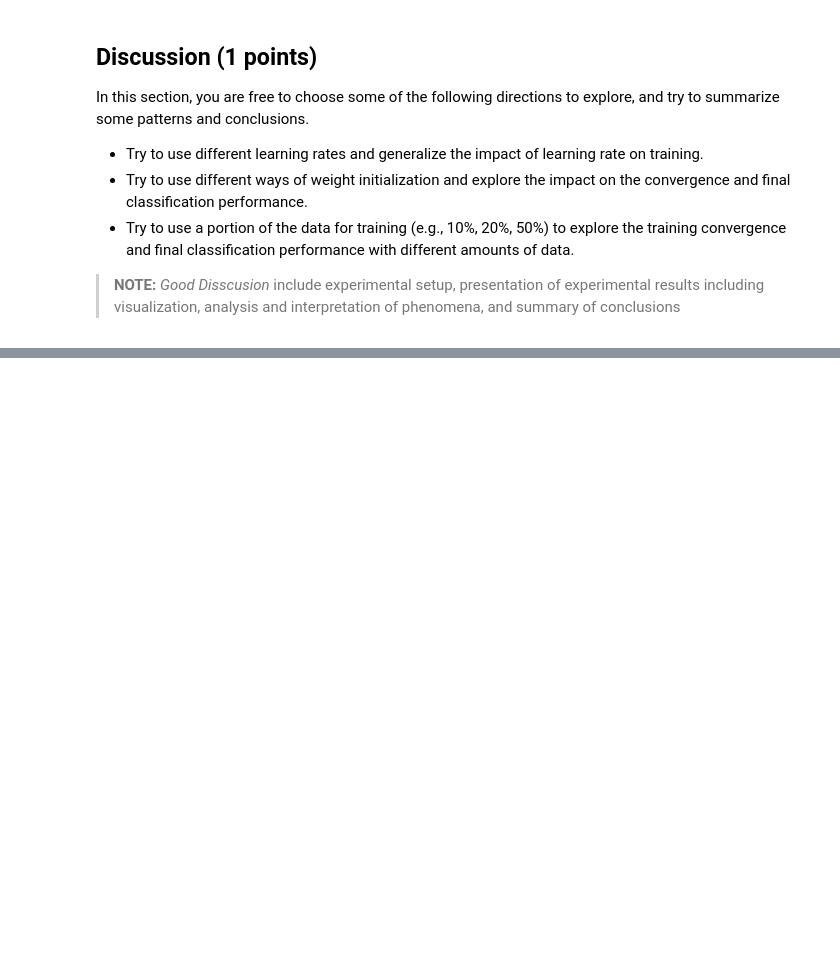
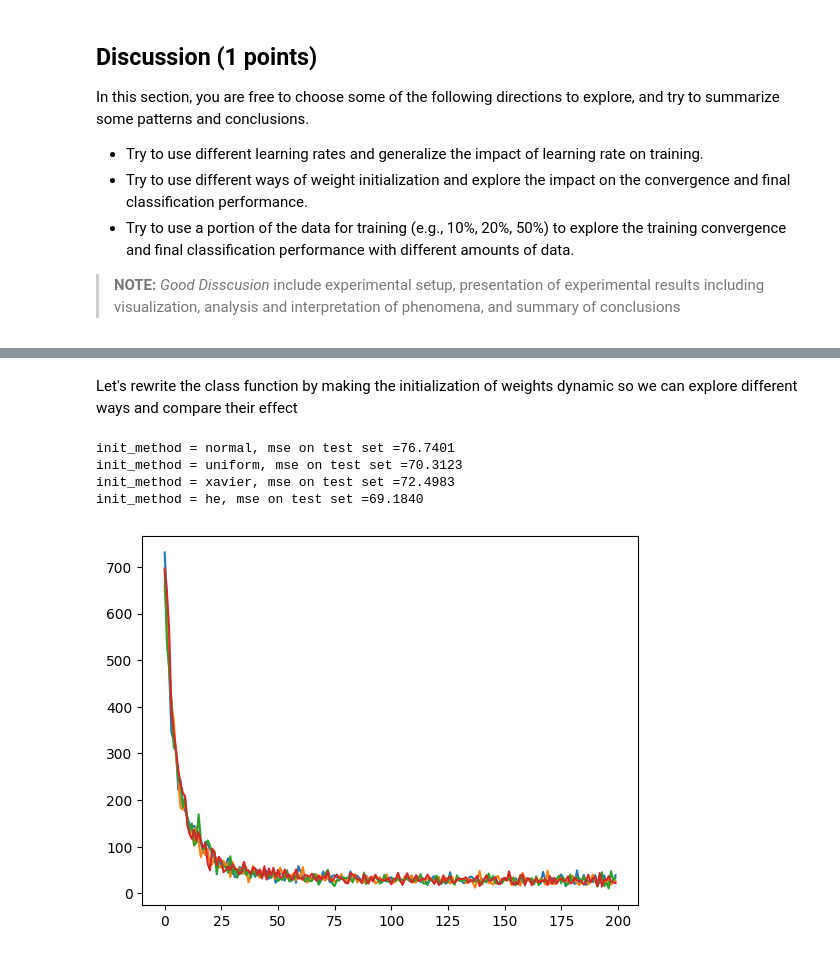
Before and after one commit to whanyu1212/ML-Playbook, a Jupyter notebook: notebook/a1.ipynb, the cells around one changed output, grey strips where cells are left out. Saved outputs shown, nothing was run; the diff lists cells and outputs as text; code cells hidden in the pictures; blank space fills up the shorter version.

```diff
--- a/notebook/a1.ipynb
+++ b/notebook/a1.ipynb
@@ -383,0 +415,2 @@ Write down your analysis and conclusions:
+# %% [markdown]
+Let's rewrite the class function by making the initialization of weights dynamic so we can explore different ways and compare their effect
@@ -383,0 +525,16 @@ Write down your analysis and conclusions:
+# %%
+for method in ['normal', 'uniform', 'xavier', 'he']:
+    network = MLP(10, 0.5, method)
+    losses = network.train(X_train, Y_train, num_epoches=50, batch_size=100)
+    preds = network.forward(X_test)
+    mse = np.mean((Y_test - preds) ** 2)
+    print(f"init_method = {method}, mse on test set ={mse :.4f}")
+    plot_x = np.arange(len(losses))
+    plot_y = np.array(losses)
+    plt.plot(plot_x, plot_y, label=f"init_method={method}")
+# %% [output]
+init_method = normal, mse on test set =76.7401
+init_method = uniform, mse on test set =70.3123
+init_method = xavier, mse on test set =72.4983
+init_method = he, mse on test set =69.1840
+[figure, added]
```
Also changed, not shown: parts of 16 cells of this notebook.
